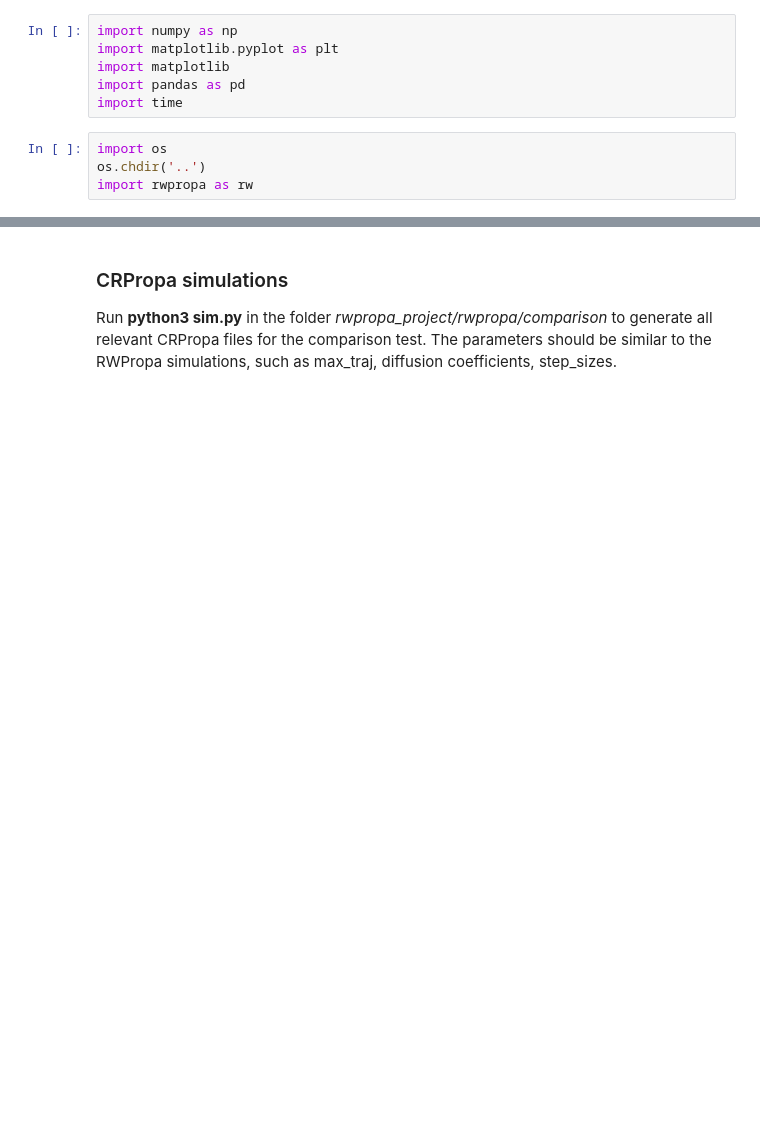
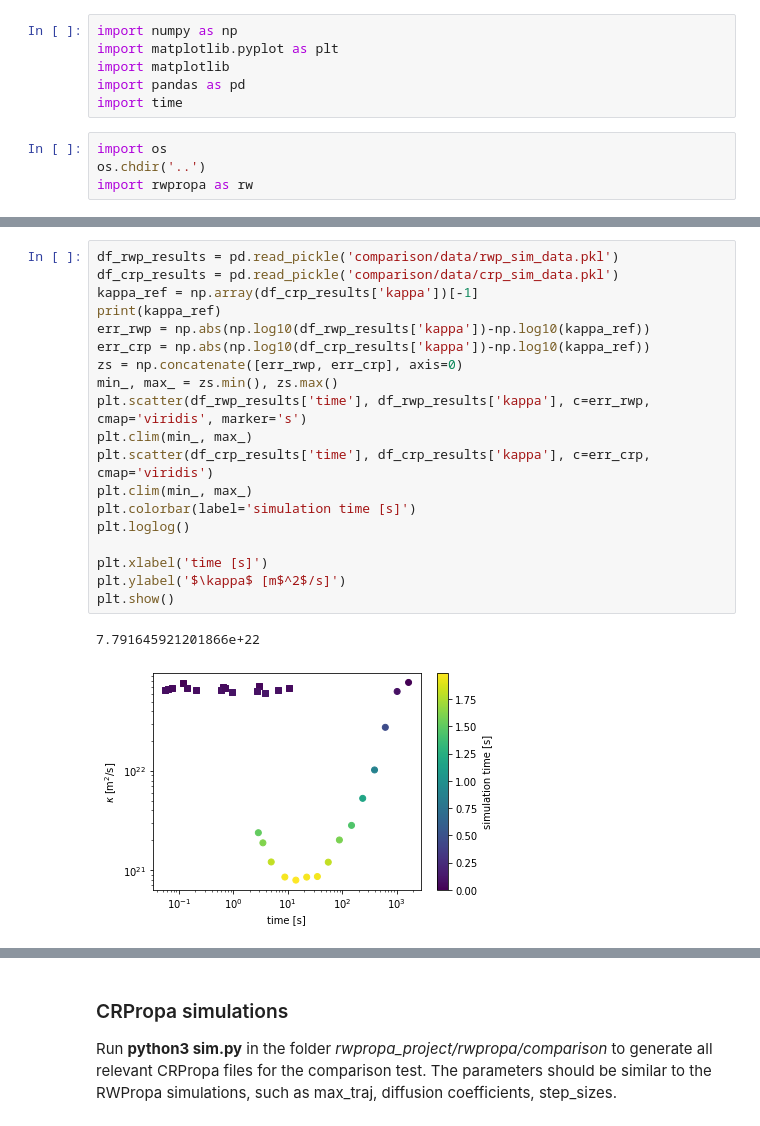
Before and after one commit to reichherzerp/PropPy, a Jupyter notebook: comparison/Comparison.ipynb, the cells around one changed output, grey strips where cells are left out. Cells and saved outputs as stored; diff of their text form; blank space fills up the shorter version.

```diff
--- a/comparison/Comparison.ipynb
+++ b/comparison/Comparison.ipynb
@@ -144,0 +110,22 @@ plt.show()
+# %%
+df_rwp_results = pd.read_pickle('comparison/data/rwp_sim_data.pkl')
+df_crp_results = pd.read_pickle('comparison/data/crp_sim_data.pkl')
+kappa_ref = np.array(df_crp_results['kappa'])[-1]
+print(kappa_ref)
+err_rwp = np.abs(np.log10(df_rwp_results['kappa'])-np.log10(kappa_ref))
+err_crp = np.abs(np.log10(df_crp_results['kappa'])-np.log10(kappa_ref))
+zs = np.concatenate([err_rwp, err_crp], axis=0)
+min_, max_ = zs.min(), zs.max()
+plt.scatter(df_rwp_results['time'], df_rwp_results['kappa'], c=err_rwp, cmap='viridis', marker='s')
+plt.clim(min_, max_)
+plt.scatter(df_crp_results['time'], df_crp_results['kappa'], c=err_crp, cmap='viridis')
+plt.clim(min_, max_)
+plt.colorbar(label='simulation time [s]')
+plt.loglog()
+
+plt.xlabel('time [s]')
+plt.ylabel('$\kappa$ [m$^2$/s]')
+plt.show()
+# %% [output]
+7.791645921201866e+22
+[figure, added]
```
Also changed, not shown: parts of 10 cells of this notebook, 1 other file.
